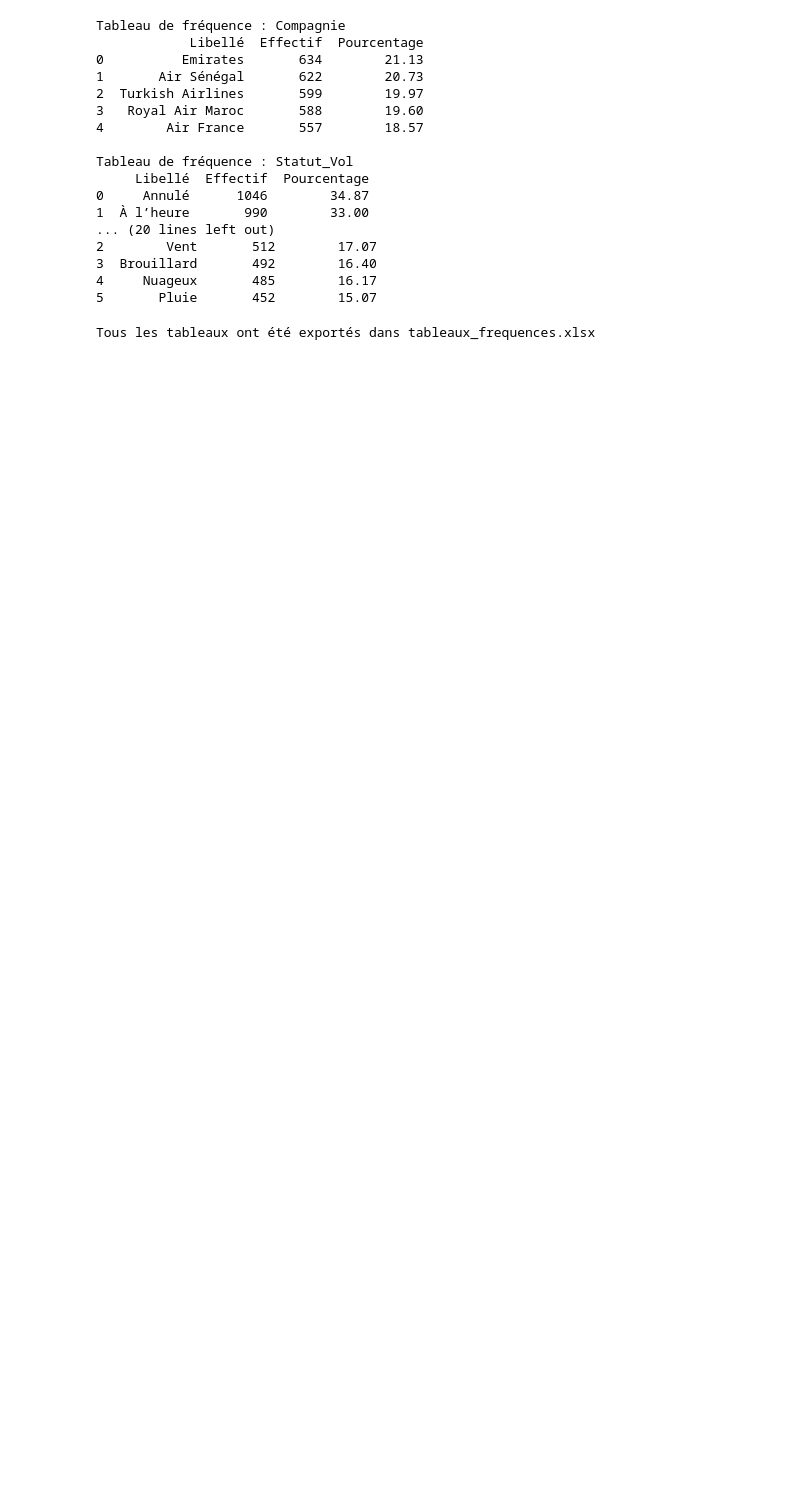
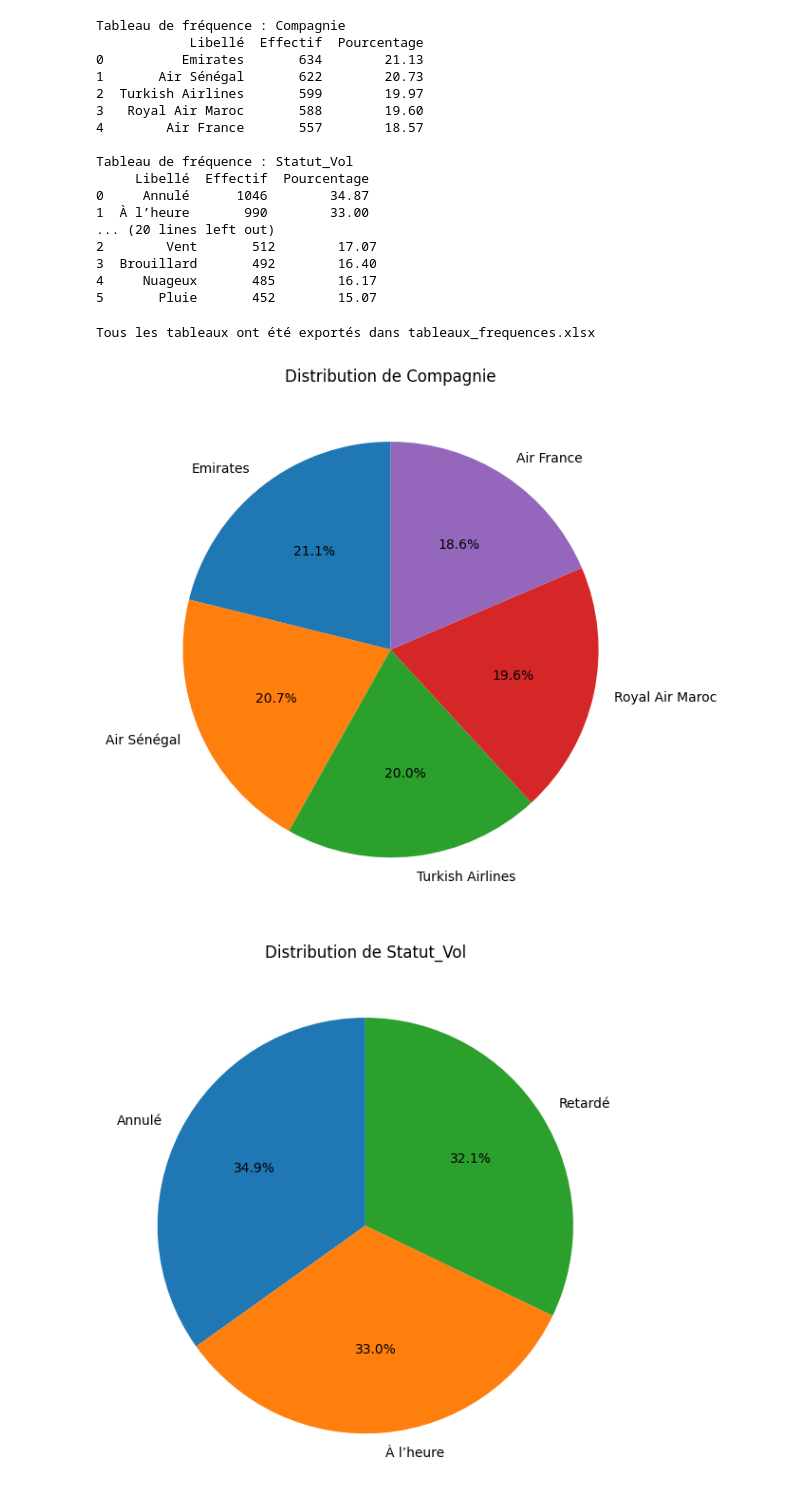
Before and after one commit to matpromax8-hue/Airsen, a Jupyter notebook: Airsen.ipynb, the cells around one changed output. Saved outputs shown, nothing was run; the diff lists cells and outputs as text; code cells hidden in the pictures; blank space fills up the shorter version.

```diff
--- a/Airsen.ipynb
+++ b/Airsen.ipynb
@@ -55,0 +66,15 @@ Tous les tableaux ont été exportés dans tableaux_frequences.xlsx
+# %%
+# Create pie charts for qualitative variables with at least 5 categories
+for var in variable_qualitative:
+    table = tableau_frequence(df, var)
+
+    # Only create pie chart if there are at least 5 categories
+    if len(table) <= 5:
+        plt.figure(figsize=(10, 6))
+        plt.pie(table["Pourcentage"], labels=table["Libellé"], autopct="%1.1f%%", startangle=90)
+        plt.title(f"Distribution de {var}")
+        plt.tight_layout()
+        plt.show()
+# %% [output]
+[figure, added]
+[figure, added]
```
Also changed, not shown: parts of 4 cells of this notebook, 1 other file.
